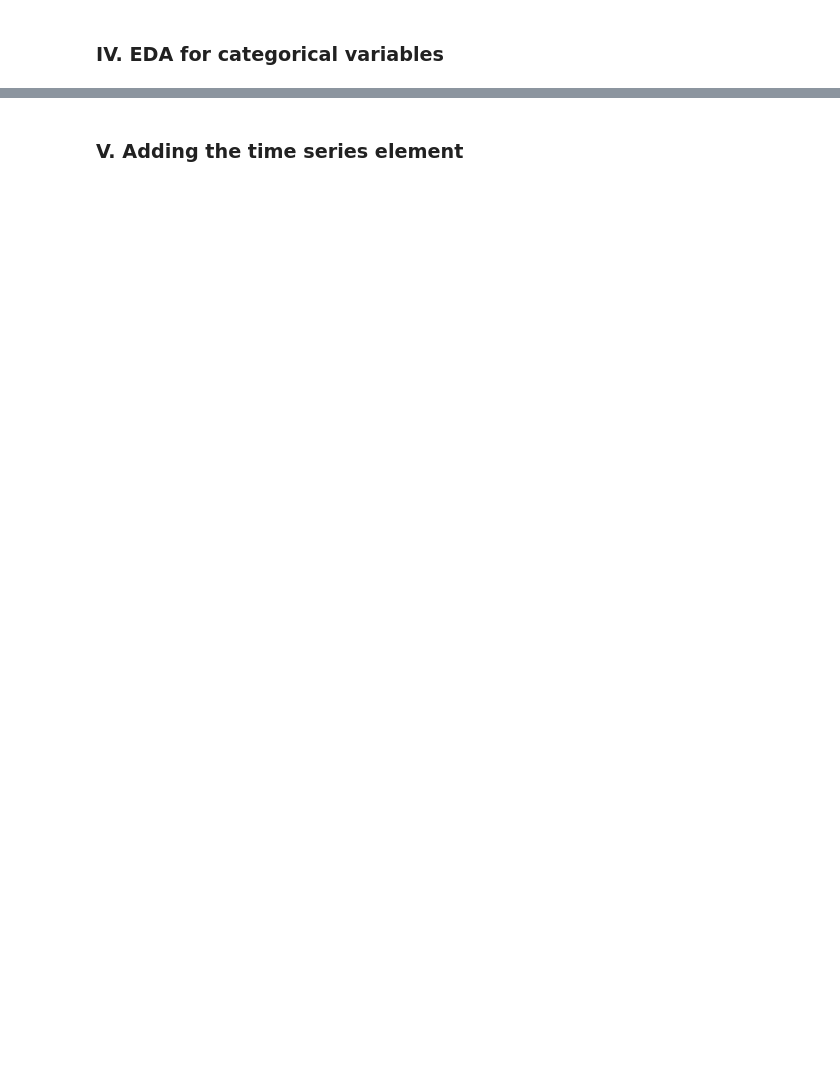
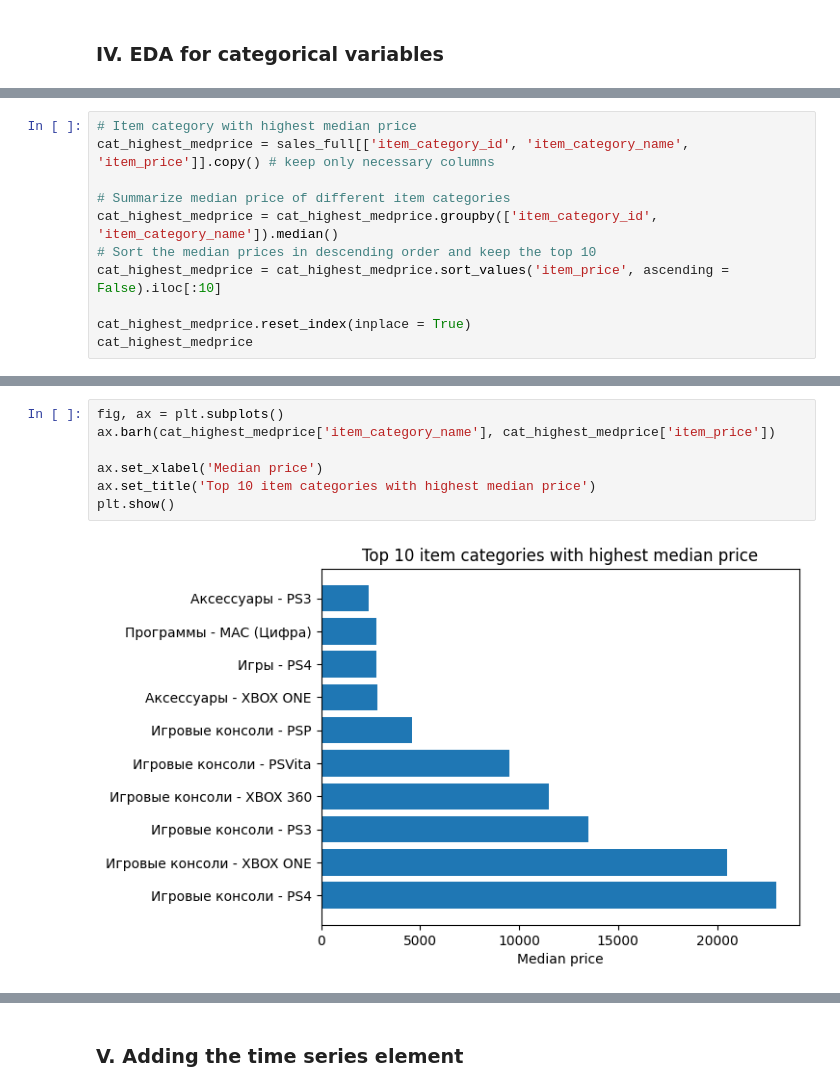
Before and after one commit to thaianle/future-sales-prediction, a Jupyter notebook: prediction_code.ipynb, the cells around one changed output, grey strips where cells are left out. Cells and saved outputs as stored; diff of their text form; blank space fills up the shorter version.

```diff
--- a/prediction_code.ipynb
+++ b/prediction_code.ipynb
@@ -324,0 +338,11 @@ plt.show()
+# %%
+# Item category with highest median price
+cat_highest_medprice = sales_full[['item_category_id', 'item_category_name', 'item_price']].copy() # keep only necessary columns
+
+# Summarize median price of different item categories
+cat_highest_medprice = cat_highest_medprice.groupby(['item_category_id', 'item_category_name']).median()
+# Sort the median prices in descending order and keep the top 10
+cat_highest_medprice = cat_highest_medprice.sort_values('item_price', ascending = False).iloc[:10]
+
+cat_highest_medprice.reset_index(inplace = True)
+cat_highest_medprice
@@ -324,0 +361,9 @@ plt.show()
+# %%
+fig, ax = plt.subplots()
+ax.barh(cat_highest_medprice['item_category_name'], cat_highest_medprice['item_price'])
+
+ax.set_xlabel('Median price')
+ax.set_title('Top 10 item categories with highest median price')
+plt.show()
+# %% [output]
+[figure, added]
```
Also changed, not shown: parts of 17 cells of this notebook.
